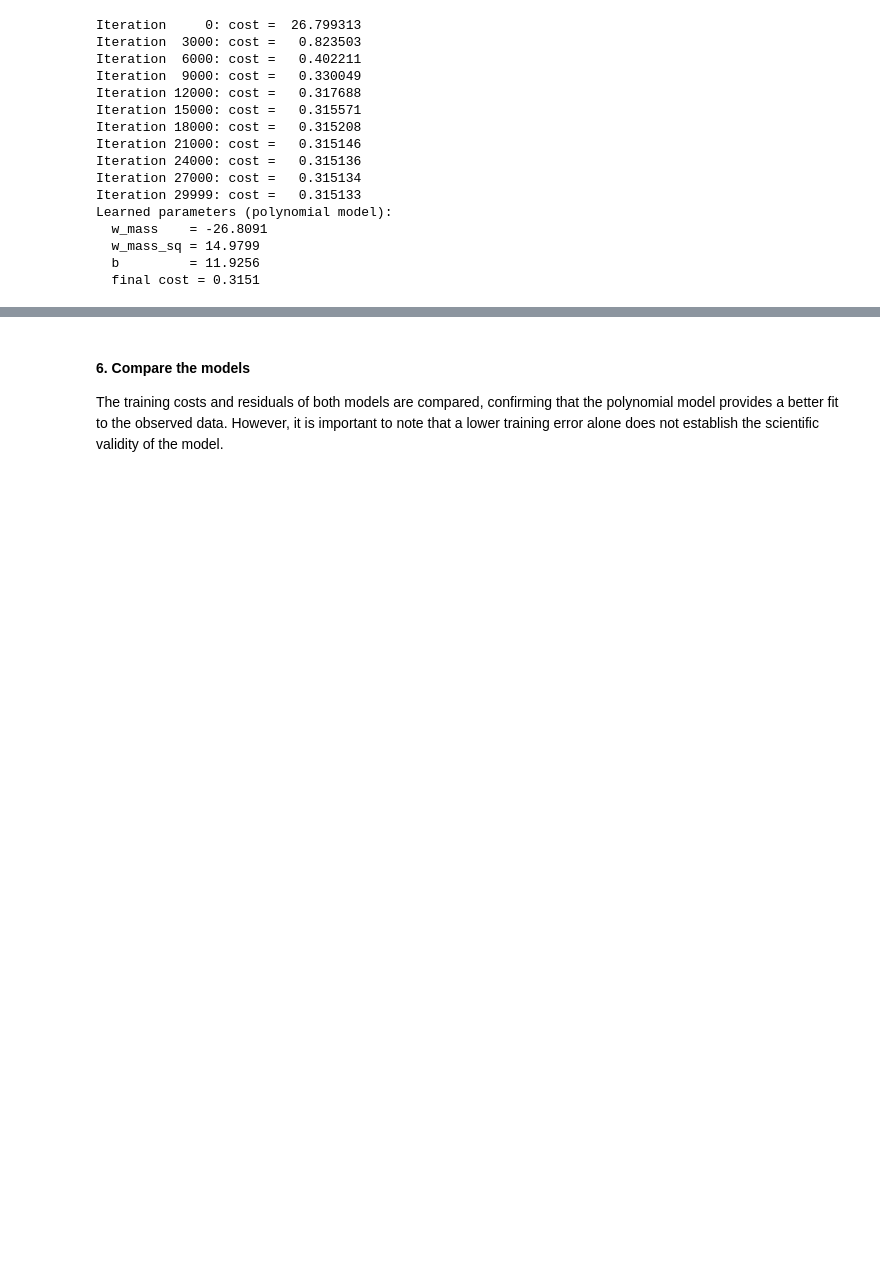
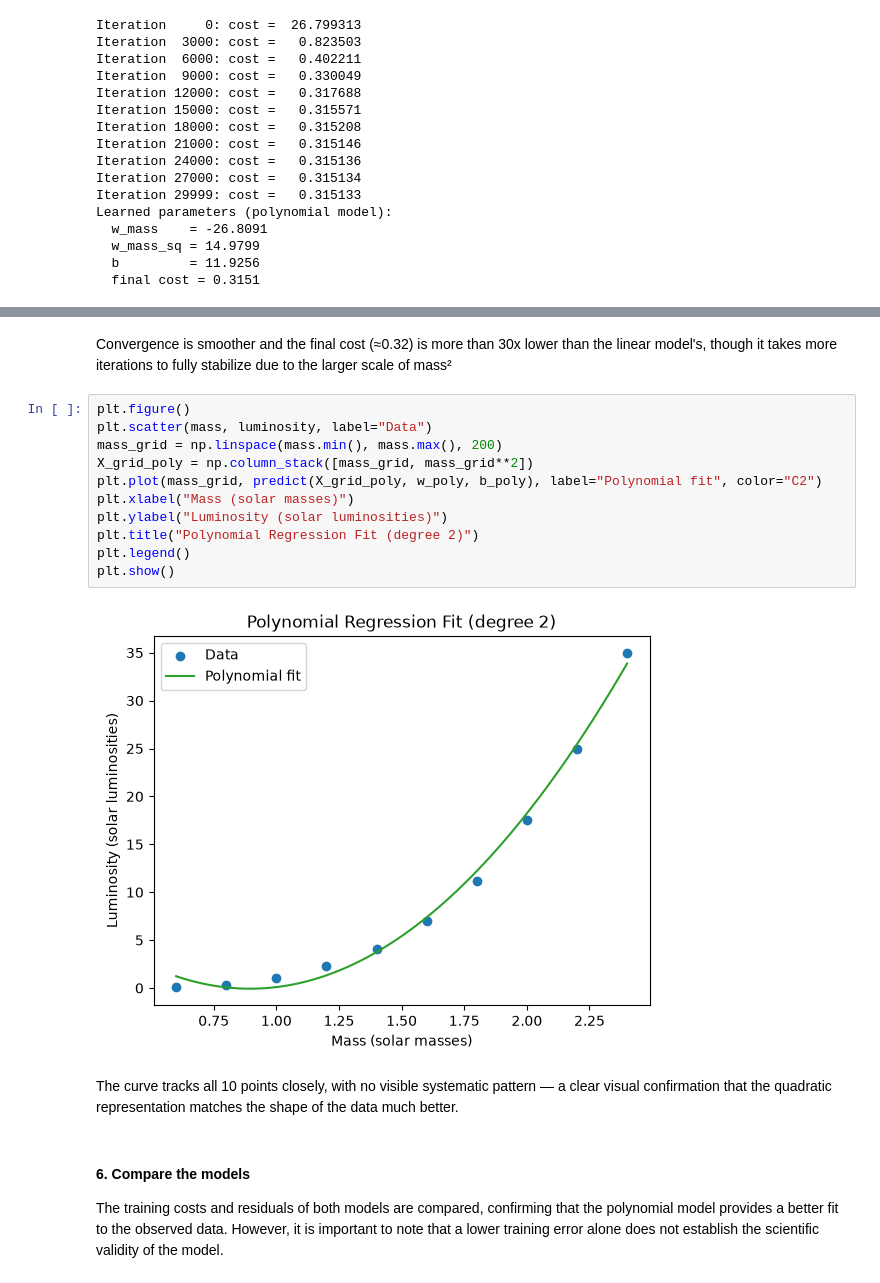
Before and after one commit to TDSE-Ramirez-Uruena/TDSE-LAB-1, a Jupyter notebook: Documents/TDSE W1 - Stellar Luminosity/stellar_luminosity_hands_on.ipynb, the cells around one changed output, grey strips where cells are left out. Cells and saved outputs as stored; diff of their text form; blank space fills up the shorter version.

```diff
--- a/Documents/TDSE W1 - Stellar Luminosity/stellar_luminosity_hands_on.ipynb
+++ b/Documents/TDSE W1 - Stellar Luminosity/stellar_luminosity_hands_on.ipynb
@@ -202,3 +238,20 @@ Learned parameters (polynomial model):
+# %% [markdown]
+Convergence is smoother and the final cost (≈0.32) is more than 30x lower than the linear model's, though it takes more iterations to fully stabilize due to the larger scale of mass²
+# %%
+plt.figure()
+plt.scatter(mass, luminosity, label="Data")
+mass_grid = np.linspace(mass.min(), mass.max(), 200)
+X_grid_poly = np.column_stack([mass_grid, mass_grid**2])
+plt.plot(mass_grid, predict(X_grid_poly, w_poly, b_poly), label="Polynomial fit", color="C2")
+plt.xlabel("Mass (solar masses)")
+plt.ylabel("Luminosity (solar luminosities)")
+plt.title("Polynomial Regression Fit (degree 2)")
+plt.legend()
+plt.show()
+# %% [output]
+[figure, added]
+# %% [markdown]
+The curve tracks all 10 points closely, with no visible systematic pattern — a clear visual confirmation that the quadratic representation matches the shape of the data much better.
 # %% [markdown]
 #### 6. Compare the models
 
```
Also changed, not shown: parts of 9 cells of this notebook.
